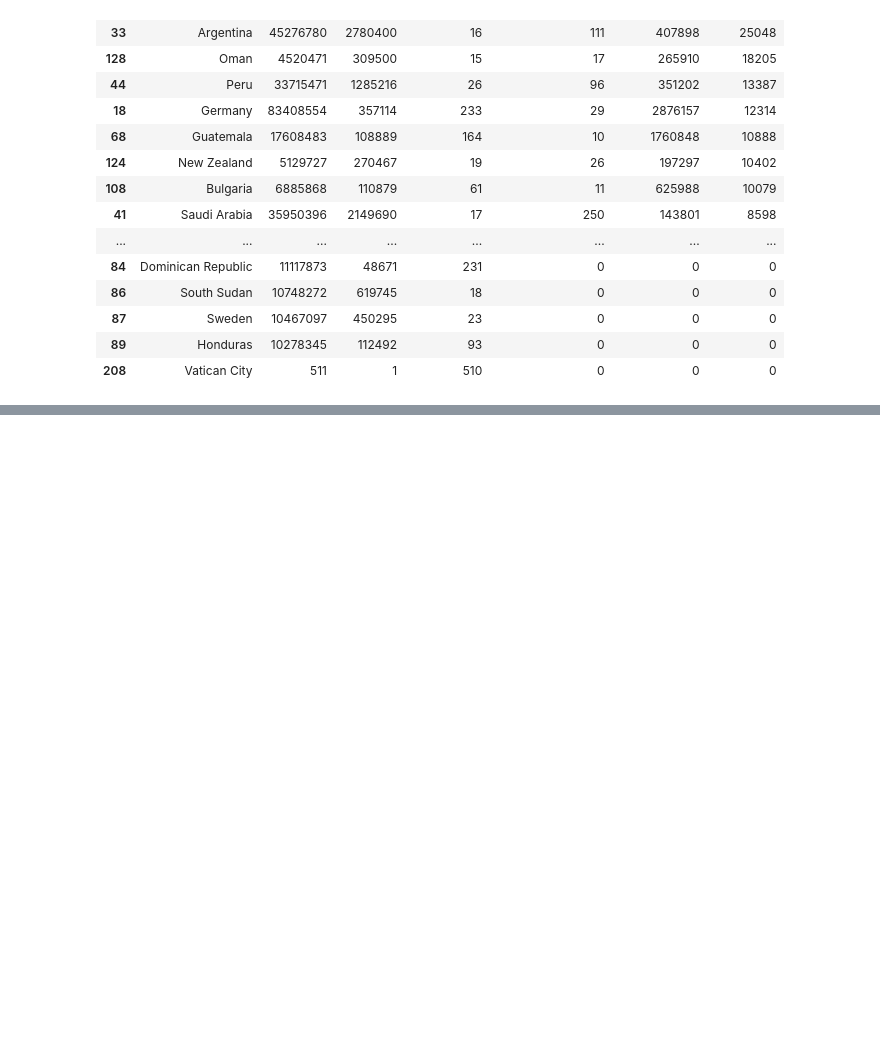
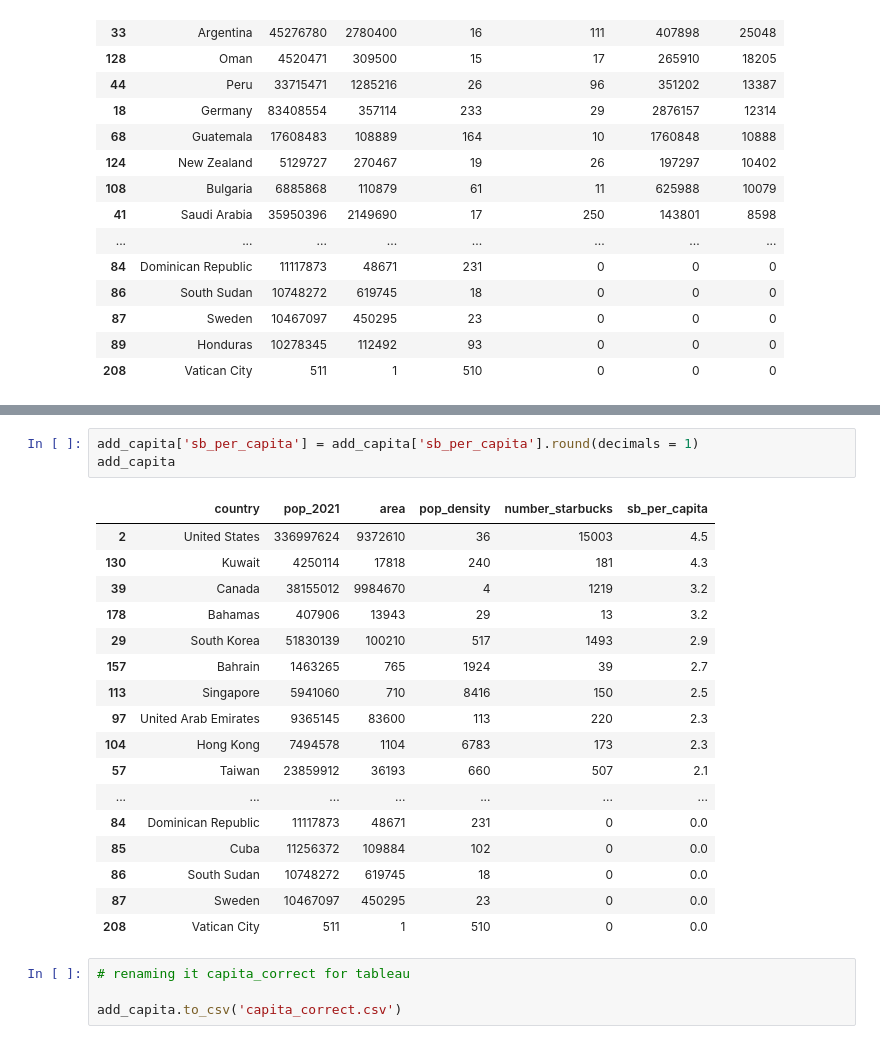
Before and after one commit to hollyjanedalton/final_ironhack_project, a Jupyter notebook: country_pop.ipynb, the cells around one changed output, grey strips where cells are left out. Drawn from its saved outputs; the diff is of its cells as text; blank space fills up the shorter version.

```diff
--- a/country_pop.ipynb
+++ b/country_pop.ipynb
@@ -1289,0 +1348,25 @@ df = sb.drop(['Unnamed: 0'], axis=1)
+# %%
+add_capita['sb_per_capita'] = add_capita['sb_per_capita'].round(decimals = 1)
+add_capita
+# %% [output]
+|  | country | pop_2021 | area | pop_density | number_starbucks | sb_per_capita |
+| 2 | United States | 336997624 | 9372610 | 36 | 15003 | 4.5 |
+| 130 | Kuwait | 4250114 | 17818 | 240 | 181 | 4.3 |
+| 39 | Canada | 38155012 | 9984670 | 4 | 1219 | 3.2 |
+| 178 | Bahamas | 407906 | 13943 | 29 | 13 | 3.2 |
+| 29 | South Korea | 51830139 | 100210 | 517 | 1493 | 2.9 |
+| 157 | Bahrain | 1463265 | 765 | 1924 | 39 | 2.7 |
+| 113 | Singapore | 5941060 | 710 | 8416 | 150 | 2.5 |
+| 97 | United Arab Emirates | 9365145 | 83600 | 113 | 220 | 2.3 |
+| 104 | Hong Kong | 7494578 | 1104 | 6783 | 173 | 2.3 |
+| 57 | Taiwan | 23859912 | 36193 | 660 | 507 | 2.1 |
+| ... | ... | ... | ... | ... | ... | ... |
+| 84 | Dominican Republic | 11117873 | 48671 | 231 | 0 | 0.0 |
+| 85 | Cuba | 11256372 | 109884 | 102 | 0 | 0.0 |
+| 86 | South Sudan | 10748272 | 619745 | 18 | 0 | 0.0 |
+| 87 | Sweden | 10467097 | 450295 | 23 | 0 | 0.0 |
+| 208 | Vatican City | 511 | 1 | 510 | 0 | 0.0 |
+# %%
+# renaming it capita_correct for tableau
+
+add_capita.to_csv('capita_correct.csv')
```
Also changed, not shown: parts of 5 cells of this notebook, 1 other file.
